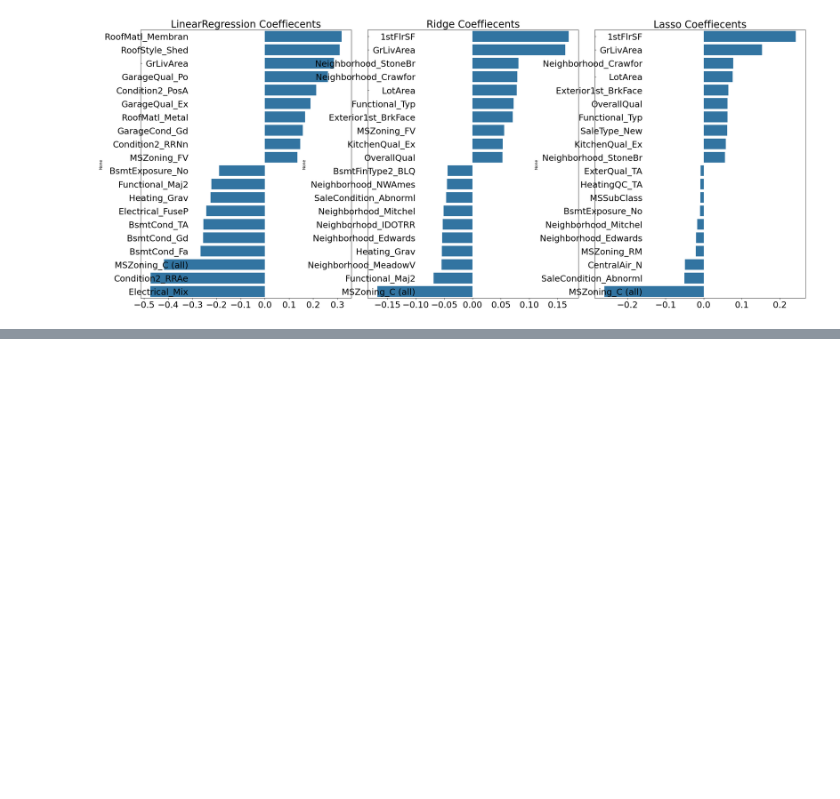
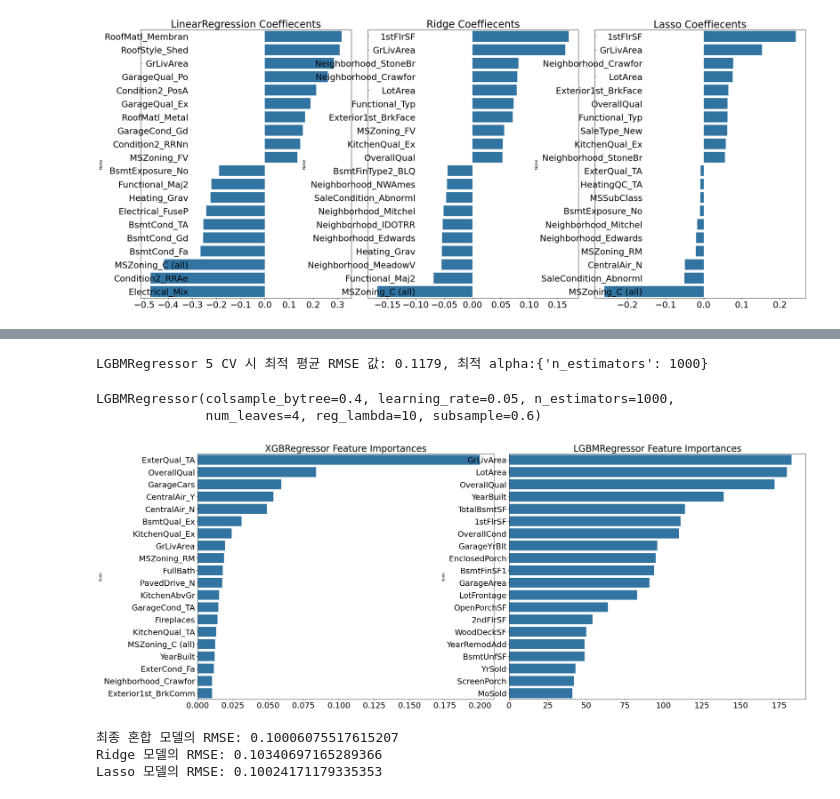
Before and after one commit to jewons91/ml-dev, a Jupyter notebook: ch05/10 주택가격예측_고급회귀.ipynb, the cells around one changed output, grey strips where cells are left out. Cells and saved outputs as stored; diff of their text form; code cells hidden in the pictures; blank space fills up the shorter version.

```diff
--- a/ch05/10 주택가격예측_고급회귀.ipynb
+++ b/ch05/10 주택가격예측_고급회귀.ipynb
@@ -423,3 +423,12 @@ LinearRegression 로그 변환된 RMSE: 0.129
 Ridge 로그 변환된 RMSE: 0.103
 Lasso 로그 변환된 RMSE: 0.1
 [figure]
+# %%
+# 회귀 트리 사용
+from xgboost import XGBRegressor
+
+xgb_params = {'n_estimators':[1000]}
+xgb_reg = XGBRegressor(n_estimators=1000, learning_rate=0.05,
+                       colsample_bytree=0.5, subsample=0.8)
+best_xgb = print_best_params(xgb_reg, xgb_params)
+best_xgb
@@ -425,0 +448,67 @@ Lasso 로그 변환된 RMSE: 0.1
+# %%
+from lightgbm import LGBMRegressor
+
+lgbm_params = {'n_estimators':[1000]}
+lgbm_reg = LGBMRegressor(n_estimators=1000, learning_rate=0.05, num_leaves=4,
+                         subsample=0.6, colsample_bytree=0.4, reg_lambda=10, n_jobs=-1)
+best_lgbm = print_best_params(lgbm_reg, lgbm_params)
+best_lgbm
+# %% [output]
+LGBMRegressor 5 CV 시 최적 평균 RMSE 값: 0.1179, 최적 alpha:{'n_estimators': 1000}
+LGBMRegressor(colsample_bytree=0.4, learning_rate=0.05, n_estimators=1000,
+              num_leaves=4, reg_lambda=10, subsample=0.6)
+# %%
+# 모델의 중요도 상위 20개의 피처명과 그때의 중요도값을 Series로 반환.
+def get_top_features(model):
+    ftr_importances_values = model.feature_importances_
+    ftr_importances = pd.Series(ftr_importances_values, index=X_features.columns  )
+    ftr_top20 = ftr_importances.sort_values(ascending=False)[:20]
+    return ftr_top20
+
+def visualize_ftr_importances(models):
+    # 2개 회귀 모델의 시각화를 위해 2개의 컬럼을 가지는 subplot 생성
+    fig, axs = plt.subplots(figsize=(24,10),nrows=1, ncols=2)
+    fig.tight_layout()
+    # 입력인자로 받은 list객체인 models에서 차례로 model을 추출하여 피처 중요도 시각화.
+    for i_num, model in enumerate(models):
+        # 중요도 상위 20개의 피처명과 그때의 중요도값 추출
+        ftr_top20 = get_top_features(model)
+        axs[i_num].set_title(model.__class__.__name__+' Feature Importances', size=25)
+        #font 크기 조정.
+        for label in (axs[i_num].get_xticklabels() + axs[i_num].get_yticklabels()):
+            label.set_fontsize(22)
+        sns.barplot(x=ftr_top20.values, y=ftr_top20.index , ax=axs[i_num])
+
+# 앞 예제에서 print_best_params( )가 반환한 GridSearchCV로 최적화된 모델의 피처 중요도 시각화
+models = [best_xgb, best_lgbm]
+visualize_ftr_importances(models)
+# %% [output]
+[figure, added]
+# %%
+def get_rmse_pred(preds):
+    for key in preds.keys():
+        pred_value = preds[key]
+        mse = mean_squared_error(y_test , pred_value)
+        rmse = np.sqrt(mse)
+        print('{0} 모델의 RMSE: {1}'.format(key, rmse))
+
+# 개별 모델의 학습
+ridge_reg = Ridge(alpha=8)
+ridge_reg.fit(X_train, y_train)
+lasso_reg = Lasso(alpha=0.001)
+lasso_reg.fit(X_train, y_train)
+# 개별 모델 예측
+ridge_pred = ridge_reg.predict(X_test)
+lasso_pred = lasso_reg.predict(X_test)
+
+# 개별 모델 예측값 혼합으로 최종 예측값 도출
+pred = 0.4 * ridge_pred + 0.6 * lasso_pred
+preds = {'최종 혼합': pred,
+         'Ridge': ridge_pred,
+         'Lasso': lasso_pred}
+#최종 혼합 모델, 개별모델의 RMSE 값 출력
+get_rmse_pred(preds)
+# %% [output]
+최종 혼합 모델의 RMSE: 0.10006075517615207
+Ridge 모델의 RMSE: 0.10340697165289366
+Lasso 모델의 RMSE: 0.10024171179335353
```
Also changed, not shown: parts of 6 cells of this notebook, 4 other files.
